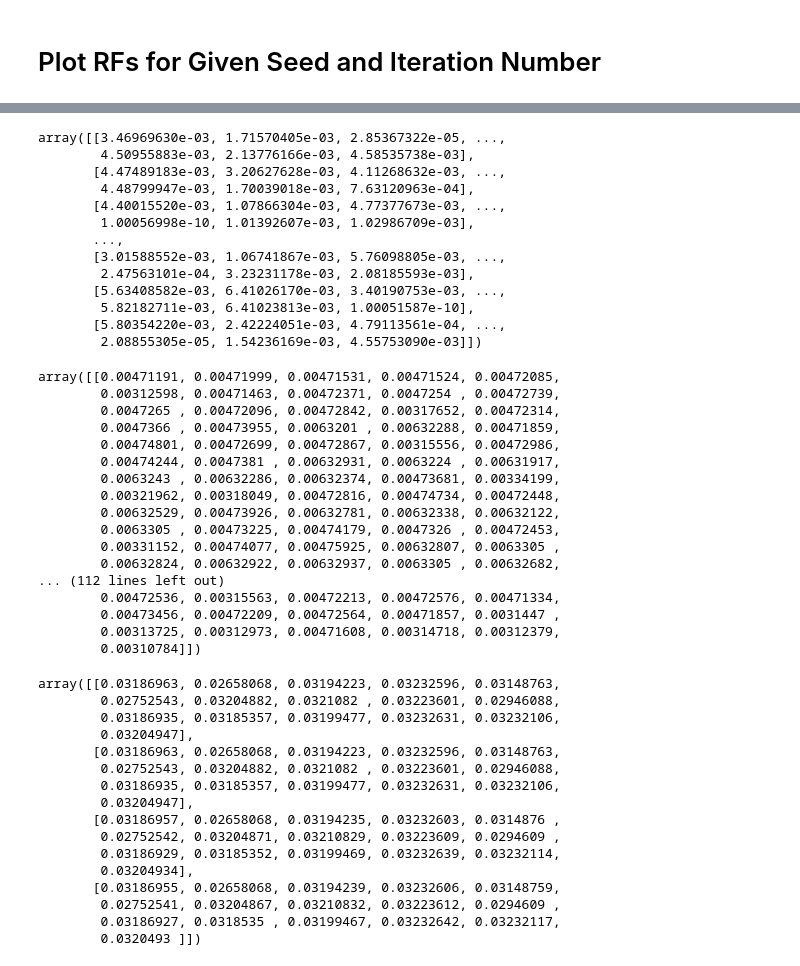
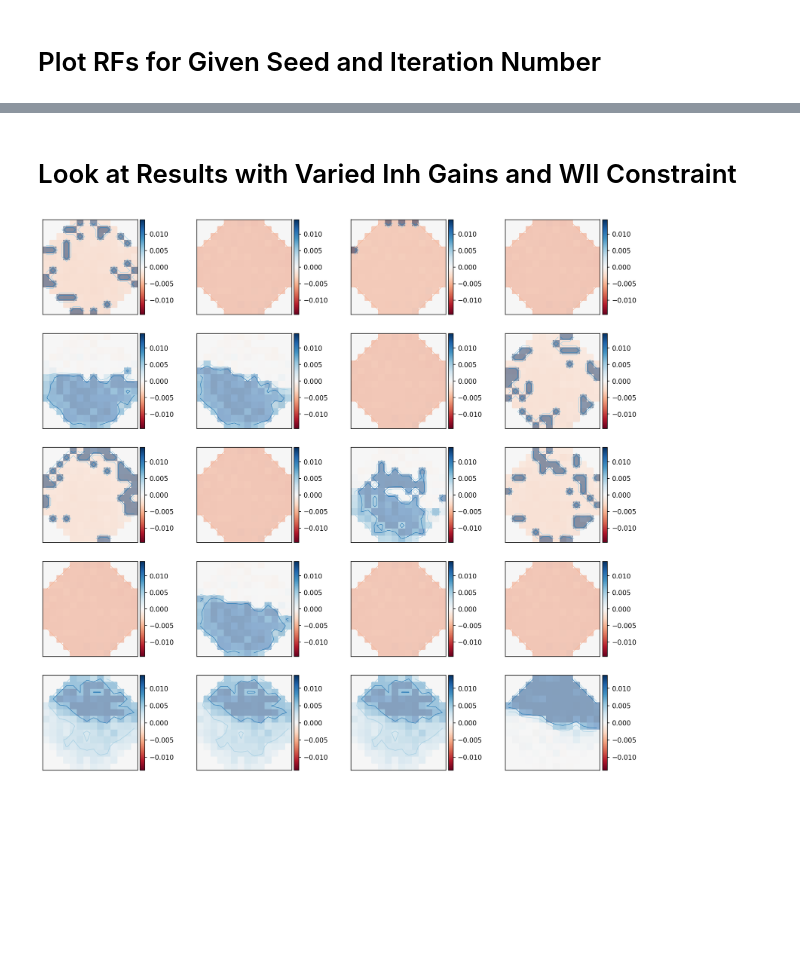
Before and after one commit to AddingAddict/OrientationSSB, a Jupyter notebook: notebooks/tuan_gen_wave_rfs.ipynb, the cells around one changed output, grey strips where cells are left out. Cells and saved outputs as stored; diff of their text form; code cells hidden in the pictures; blank space fills up the shorter version.

```diff
--- a/notebooks/tuan_gen_wave_rfs.ipynb
+++ b/notebooks/tuan_gen_wave_rfs.ipynb
@@ -94,72 +94,2 @@ plot_rfs(0,49)
-# %%
-with open('./../results/sim_lgn_wave_rfs_ne=16_ni=4/' +\
-    'seed={:d}_iter={:d}.pkl'.format(0,9), 'rb') as handle:
-    res_dict = pickle.load(handle)
-
-wen = res_dict['wex'][:,:n_in_rf]
-wef = res_dict['wex'][:,n_in_rf:]
-win = res_dict['wix'][:,:n_in_rf]
-wif = res_dict['wix'][:,n_in_rf:]
-wee = res_dict['wee']
-wei = res_dict['wei']
-wie = res_dict['wie']
-wii = res_dict['wii']
-# %%
-with open('./../results/sim_lgn_wave_rfs_ne=16_ni=4/' +\
-    'seed={:d}_iter={:d}.pkl'.format(0,0), 'rb') as handle:
-    res_dict = pickle.load(handle)
-# %%
-wen
-# %% [output]
-array([[3.46969630e-03, 1.71570405e-03, 2.85367322e-05, ...,
-        4.50955883e-03, 2.13776166e-03, 4.58535738e-03],
-       [4.47489183e-03, 3.20627628e-03, 4.11268632e-03, ...,
-        4.48799947e-03, 1.70039018e-03, 7.63120963e-04],
-       [4.40015520e-03, 1.07866304e-03, 4.77377673e-03, ...,
-        1.00056998e-10, 1.01392607e-03, 1.02986709e-03],
-       ...,
-       [3.01588552e-03, 1.06741867e-03, 5.76098805e-03, ...,
-        2.47563101e-04, 3.23231178e-03, 2.08185593e-03],
-       [5.63408582e-03, 6.41026170e-03, 3.40190753e-03, ...,
-        5.82182711e-03, 6.41023813e-03, 1.00051587e-10],
-       [5.80354220e-03, 2.42224051e-03, 4.79113561e-04, ...,
-        2.08855305e-05, 1.54236169e-03, 4.55753090e-03]])
-# %%
-win
-# %% [output]
-array([[0.00471191, 0.00471999, 0.00471531, 0.00471524, 0.00472085,
-        0.00312598, 0.00471463, 0.00472371, 0.0047254 , 0.00472739,
-        0.0047265 , 0.00472096, 0.00472842, 0.00317652, 0.00472314,
-        0.0047366 , 0.00473955, 0.0063201 , 0.00632288, 0.00471859,
-        0.00474801, 0.00472699, 0.00472867, 0.00315556, 0.00472986,
-        0.00474244, 0.0047381 , 0.00632931, 0.0063224 , 0.00631917,
-        0.0063243 , 0.00632286, 0.00632374, 0.00473681, 0.00334199,
-        0.00321962, 0.00318049, 0.00472816, 0.00474734, 0.00472448,
-        0.00632529, 0.00473926, 0.00632781, 0.00632338, 0.00632122,
-        0.0063305 , 0.00473225, 0.00474179, 0.0047326 , 0.00472453,
-        0.00331152, 0.00474077, 0.00475925, 0.00632807, 0.0063305 ,
-        0.00632824, 0.00632922, 0.00632937, 0.0063305 , 0.00632682,
-... (112 lines left out)
-        0.00472536, 0.00315563, 0.00472213, 0.00472576, 0.00471334,
-        0.00473456, 0.00472209, 0.00472564, 0.00471857, 0.0031447 ,
-        0.00313725, 0.00312973, 0.00471608, 0.00314718, 0.00312379,
-        0.00310784]])
-# %%
-wie
-# %% [output]
-array([[0.03186963, 0.02658068, 0.03194223, 0.03232596, 0.03148763,
-        0.02752543, 0.03204882, 0.0321082 , 0.03223601, 0.02946088,
-        0.03186935, 0.03185357, 0.03199477, 0.03232631, 0.03232106,
-        0.03204947],
-       [0.03186963, 0.02658068, 0.03194223, 0.03232596, 0.03148763,
-        0.02752543, 0.03204882, 0.0321082 , 0.03223601, 0.02946088,
-        0.03186935, 0.03185357, 0.03199477, 0.03232631, 0.03232106,
-        0.03204947],
-       [0.03186957, 0.02658068, 0.03194235, 0.03232603, 0.0314876 ,
-        0.02752542, 0.03204871, 0.03210829, 0.03223609, 0.0294609 ,
-        0.03186929, 0.03185352, 0.03199469, 0.03232639, 0.03232114,
-        0.03204934],
-       [0.03186955, 0.02658068, 0.03194239, 0.03232606, 0.03148759,
-        0.02752541, 0.03204867, 0.03210832, 0.03223612, 0.0294609 ,
-        0.03186927, 0.0318535 , 0.03199467, 0.03232642, 0.03232117,
-        0.0320493 ]])
+# %% [markdown]
+# Look at Results with Varied Inh Gains and WII Constraint
@@ -165,0 +155,4 @@ array([[0.03186963, 0.02658068, 0.03194223, 0.03232596, 0.03148763,
+# %%
+plot_cluster_rfs(0,99,1.0,2.0,0.25,0)
+# %% [output]
+[figure, added]
```
Also changed, not shown: parts of 6 cells of this notebook, 55 other files.
